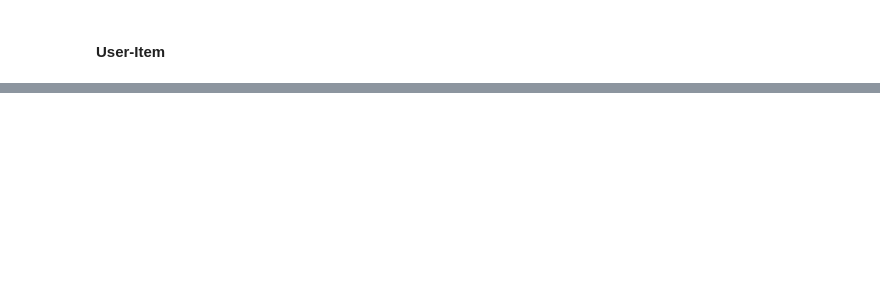
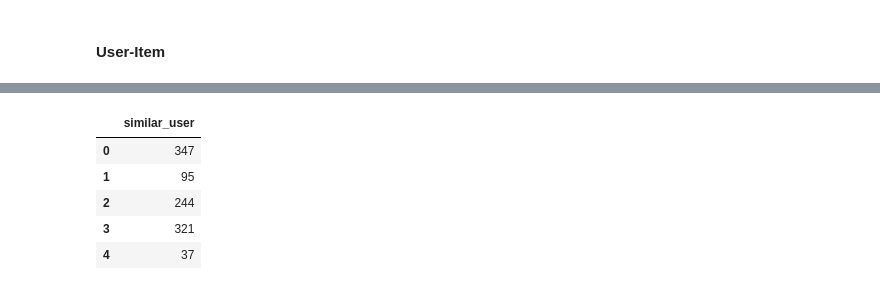
Before and after one commit to Benedkt93/movie_recommendation, a Jupyter notebook: final_project.ipynb, the cells around one changed output, grey strips where cells are left out. Saved outputs shown, nothing was run; the diff lists cells and outputs as text; code cells hidden in the pictures; blank space fills up the shorter version.

```diff
--- a/final_project.ipynb
+++ b/final_project.ipynb
@@ -575,0 +647,14 @@ user_item_matrix
+# %%
+#get user with maximum similarity in user_item_matrix
+similar_users = user_item_matrix.idxmax(axis=1).to_frame()
+#create similar_user
+similar_users.columns=['similar_user']
+
+similar_users.head()
+# %% [output]
+|  | similar_user |
+| 0 | 347 |
+| 1 | 95 |
+| 2 | 244 |
+| 3 | 321 |
+| 4 | 37 |
```
Also changed, not shown: parts of 16 cells of this notebook.
